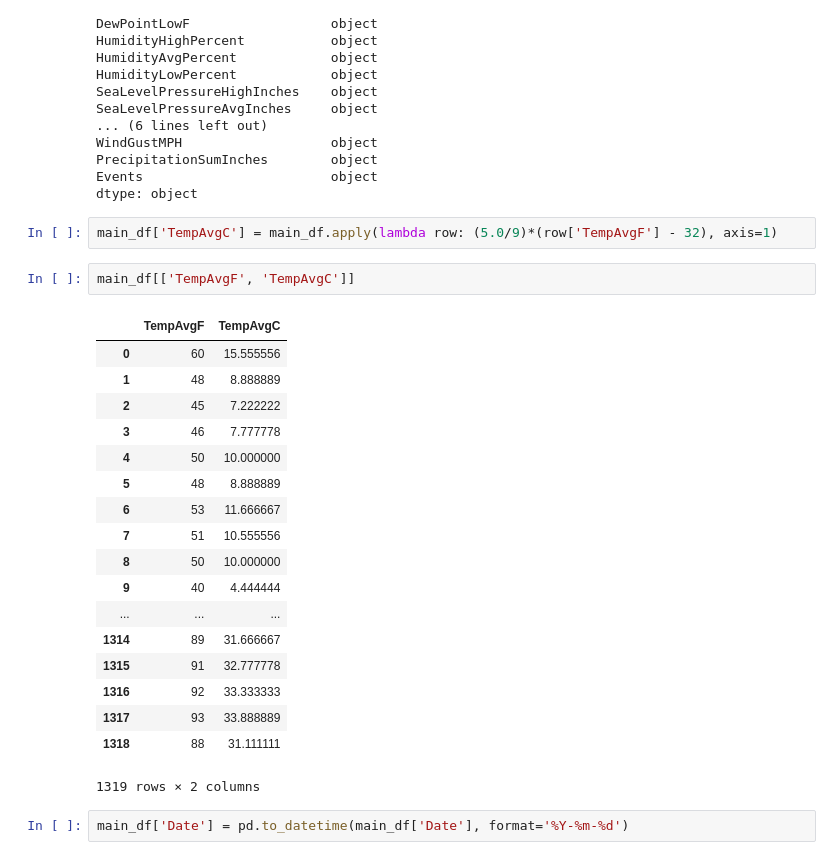
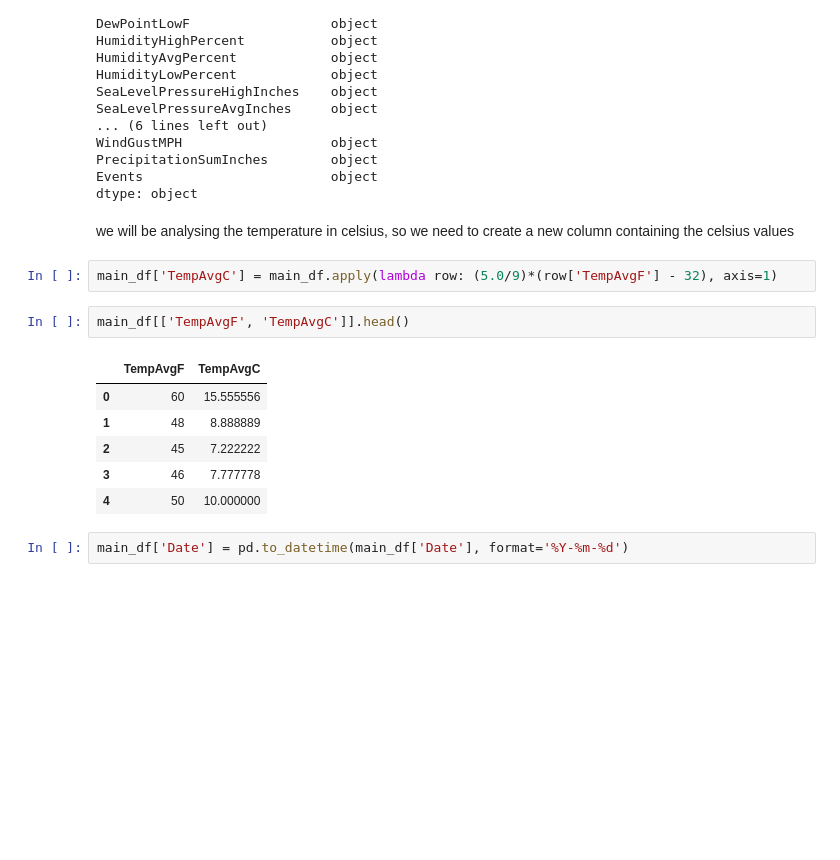
Before and after one commit to bodhisattamaiti25/projects-data-science, a Jupyter notebook: Weather_Forecast/weather_forecast_austin.ipynb, the cells around one changed output. Cells and saved outputs as stored; diff of their text form; blank space fills up the shorter version.

```diff
--- a/Weather_Forecast/weather_forecast_austin.ipynb
+++ b/Weather_Forecast/weather_forecast_austin.ipynb
@@ -99,28 +96,18 @@ WindGustMPH                   object
 PrecipitationSumInches        object
 Events                        object
 dtype: object
+# %% [markdown]
+we will be analysing the temperature in celsius, so we need to create a new column containing the celsius values
 # %%
 main_df['TempAvgC'] = main_df.apply(lambda row: (5.0/9)*(row['TempAvgF'] - 32), axis=1)
 # %%
-main_df[['TempAvgF', 'TempAvgC']]
+main_df[['TempAvgF', 'TempAvgC']].head()
 # %% [output]
 |  | TempAvgF | TempAvgC |
 | 0 | 60 | 15.555556 |
 | 1 | 48 | 8.888889 |
 | 2 | 45 | 7.222222 |
 | 3 | 46 | 7.777778 |
 | 4 | 50 | 10.000000 |
-| 5 | 48 | 8.888889 |
-| 6 | 53 | 11.666667 |
-| 7 | 51 | 10.555556 |
-| 8 | 50 | 10.000000 |
-| 9 | 40 | 4.444444 |
-| ... | ... | ... |
-| 1314 | 89 | 31.666667 |
-| 1315 | 91 | 32.777778 |
-| 1316 | 92 | 33.333333 |
-| 1317 | 93 | 33.888889 |
-| 1318 | 88 | 31.111111 |
-1319 rows × 2 columns
 # %%
 main_df['Date'] = pd.to_datetime(main_df['Date'], format='%Y-%m-%d')
```
Also changed, not shown: parts of 42 cells of this notebook.
